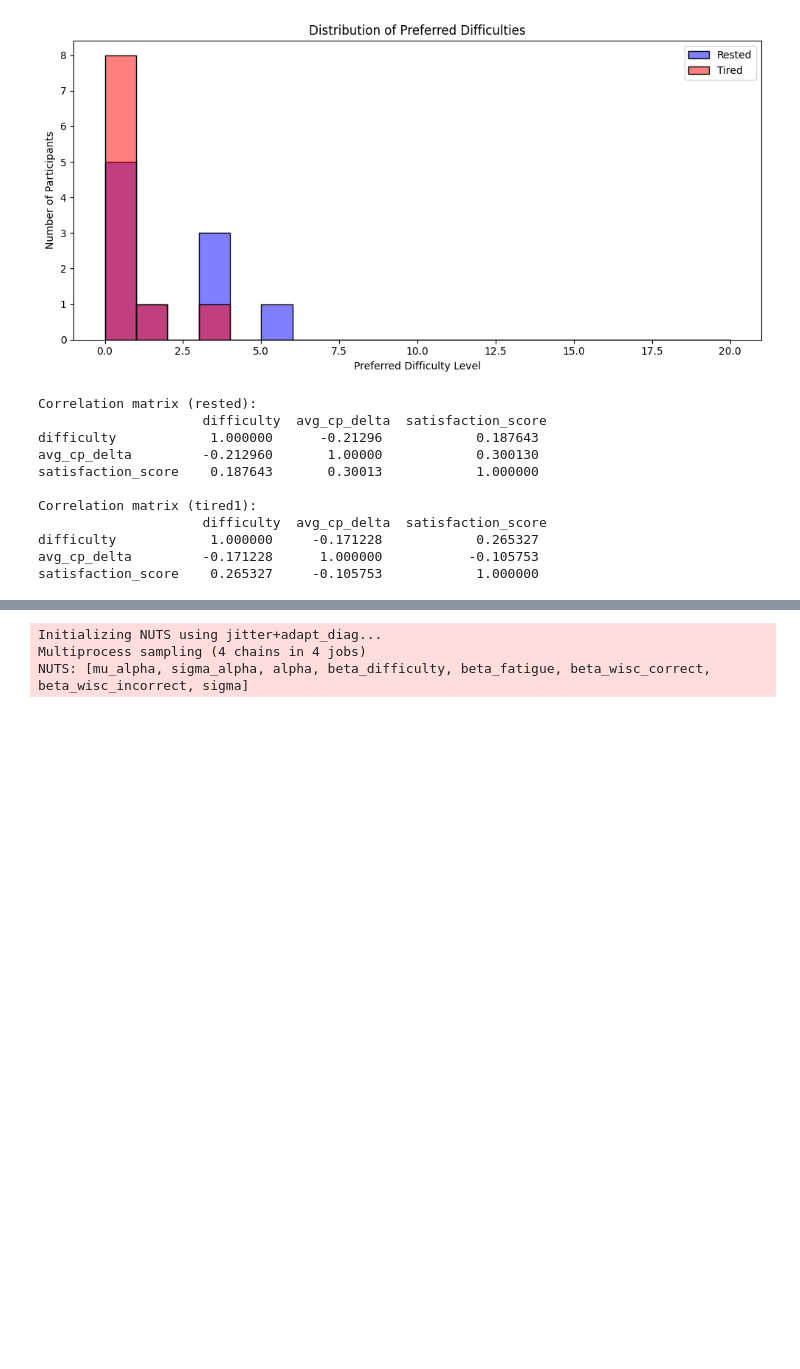
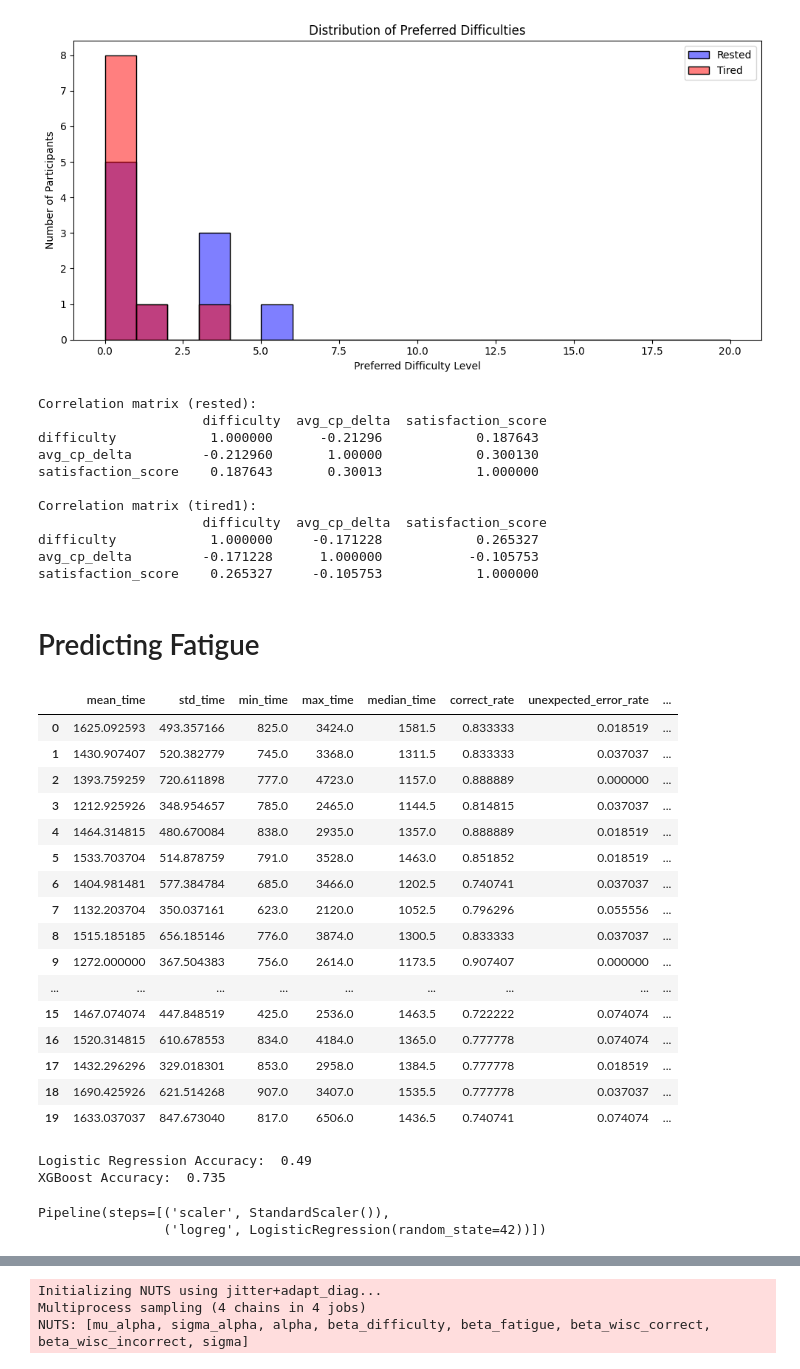
Before and after one commit to Hejtan/fatigue-chess, a Jupyter notebook: analysis/fatigue_analysis.ipynb, the cells around one changed output, grey strips where cells are left out. Cells and saved outputs as stored; diff of their text form; code cells hidden in the pictures; blank space fills up the shorter version.

Commit message:
should be ready for tired2 now

```diff
--- a/analysis/fatigue_analysis.ipynb
+++ b/analysis/fatigue_analysis.ipynb
@@ -1430,3 +1373,58 @@ Correlation matrix (tired1):
 difficulty            1.000000     -0.171228            0.265327
 avg_cp_delta         -0.171228      1.000000           -0.105753
 satisfaction_score    0.265327     -0.105753            1.000000
+# %% [markdown]
+# Predicting Fatigue
+# %%
+def extract_features(winsconsin_df):
+    grouped = winsconsin_df.groupby(['participantCode', 'condition'])
+
+    def participant_features(group):
+        mean_time_correct = group.loc[group['trialType'] == 'correct', 'timeMs'].mean()
+        mean_time_unexpected = group.loc[group['trialType'] == 'unexpected', 'timeMs'].mean()
+        mean_time_rulechange = group.loc[group['trialType'] == 'rule-change-expected', 'timeMs'].mean()
+
+        return pd.Series({
+            'mean_time': group['timeMs'].mean(),
+            'std_time': group['timeMs'].std(),
+            'min_time': group['timeMs'].min(),
+            'max_time': group['timeMs'].max(),
+            'median_time': group['timeMs'].median(),
+            'correct_rate': (group['trialType'] == 'correct').mean(),
+            'unexpected_error_rate': (group['trialType'] == 'unexpected').mean(),
+            'rulechange_error_rate': (group['trialType'] == 'rule-change-expected').mean(),
+            'mean_time_correct': mean_time_correct,
+            'mean_time_unexpected': mean_time_unexpected if pd.notna(mean_time_unexpected) else 100,
+            'mean_time_rulechange': mean_time_rulechange,
+            'trial_count': group.shape[0]
+        })
+
+    features_df = grouped.apply(participant_features).reset_index()
+
+    features_df['label'] = features_df['condition'].map({'rested': 0, 'tired': 1})
+
+    X = features_df.drop(columns=['participantCode', 'condition', 'label'])
+    y = features_df['label']
+
+    return X, y
+# %%
+X, y = extract_features(winsconsin_df)
+X
+# %% [output]
+|  | mean_time | std_time | min_time | max_time | median_time | correct_rate | unexpected_error_rate | ... |
+| 0 | 1625.092593 | 493.357166 | 825.0 | 3424.0 | 1581.5 | 0.833333 | 0.018519 | ... |
+| 1 | 1430.907407 | 520.382779 | 745.0 | 3368.0 | 1311.5 | 0.833333 | 0.037037 | ... |
+| 2 | 1393.759259 | 720.611898 | 777.0 | 4723.0 | 1157.0 | 0.888889 | 0.000000 | ... |
+| 3 | 1212.925926 | 348.954657 | 785.0 | 2465.0 | 1144.5 | 0.814815 | 0.037037 | ... |
+| 4 | 1464.314815 | 480.670084 | 838.0 | 2935.0 | 1357.0 | 0.888889 | 0.018519 | ... |
+| 5 | 1533.703704 | 514.878759 | 791.0 | 3528.0 | 1463.0 | 0.851852 | 0.018519 | ... |
+| 6 | 1404.981481 | 577.384784 | 685.0 | 3466.0 | 1202.5 | 0.740741 | 0.037037 | ... |
+| 7 | 1132.203704 | 350.037161 | 623.0 | 2120.0 | 1052.5 | 0.796296 | 0.055556 | ... |
+| 8 | 1515.185185 | 656.185146 | 776.0 | 3874.0 | 1300.5 | 0.833333 | 0.037037 | ... |
+| 9 | 1272.000000 | 367.504383 | 756.0 | 2614.0 | 1173.5 | 0.907407 | 0.000000 | ... |
+| ... | ... | ... | ... | ... | ... | ... | ... | ... |
+| 15 | 1467.074074 | 447.848519 | 425.0 | 2536.0 | 1463.5 | 0.722222 | 0.074074 | ... |
+| 16 | 1520.314815 | 610.678553 | 834.0 | 4184.0 | 1365.0 | 0.777778 | 0.074074 | ... |
+| 17 | 1432.296296 | 329.018301 | 853.0 | 2958.0 | 1384.5 | 0.777778 | 0.018519 | ... |
+| 18 | 1690.425926 | 621.514268 | 907.0 | 3407.0 | 1535.5 | 0.777778 | 0.037037 | ... |
+| 19 | 1633.037037 | 847.673040 | 817.0 | 6506.0 | 1436.5 | 0.740741 | 0.074074 | ... |
@@ -1432,0 +1447,16 @@ satisfaction_score    0.265327     -0.105753            1.000000
+# %%
+cv = RepeatedStratifiedKFold(n_splits=5, n_repeats=10, random_state=42)
+
+logreg_scores = cross_val_score(logreg_pipeline, X, y, cv=cv, scoring='accuracy')
+xgb_scores = cross_val_score(xgb_pipeline, X, y, cv=cv, scoring='accuracy')
+
+print("Logistic Regression Accuracy: ", logreg_scores.mean())
+print("XGBoost Accuracy: ", xgb_scores.mean())
+# %% [output]
+Logistic Regression Accuracy:  0.49
+XGBoost Accuracy:  0.735
+# %%
+logreg_pipeline.fit(X, y)
+# %% [output]
+Pipeline(steps=[('scaler', StandardScaler()),
+                ('logreg', LogisticRegression(random_state=42))])
```
Also changed, not shown: parts of 37 cells of this notebook, 11 other files.
